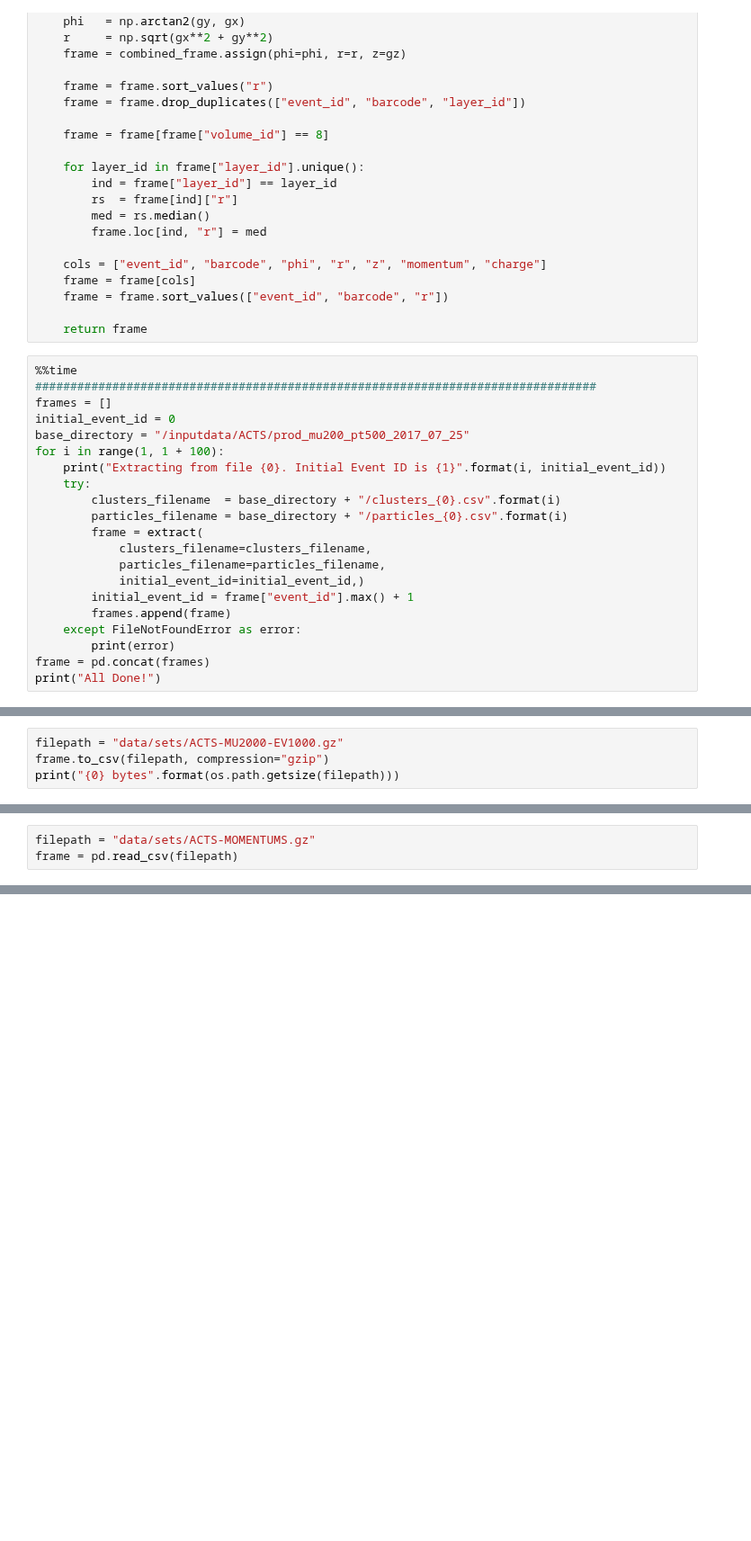
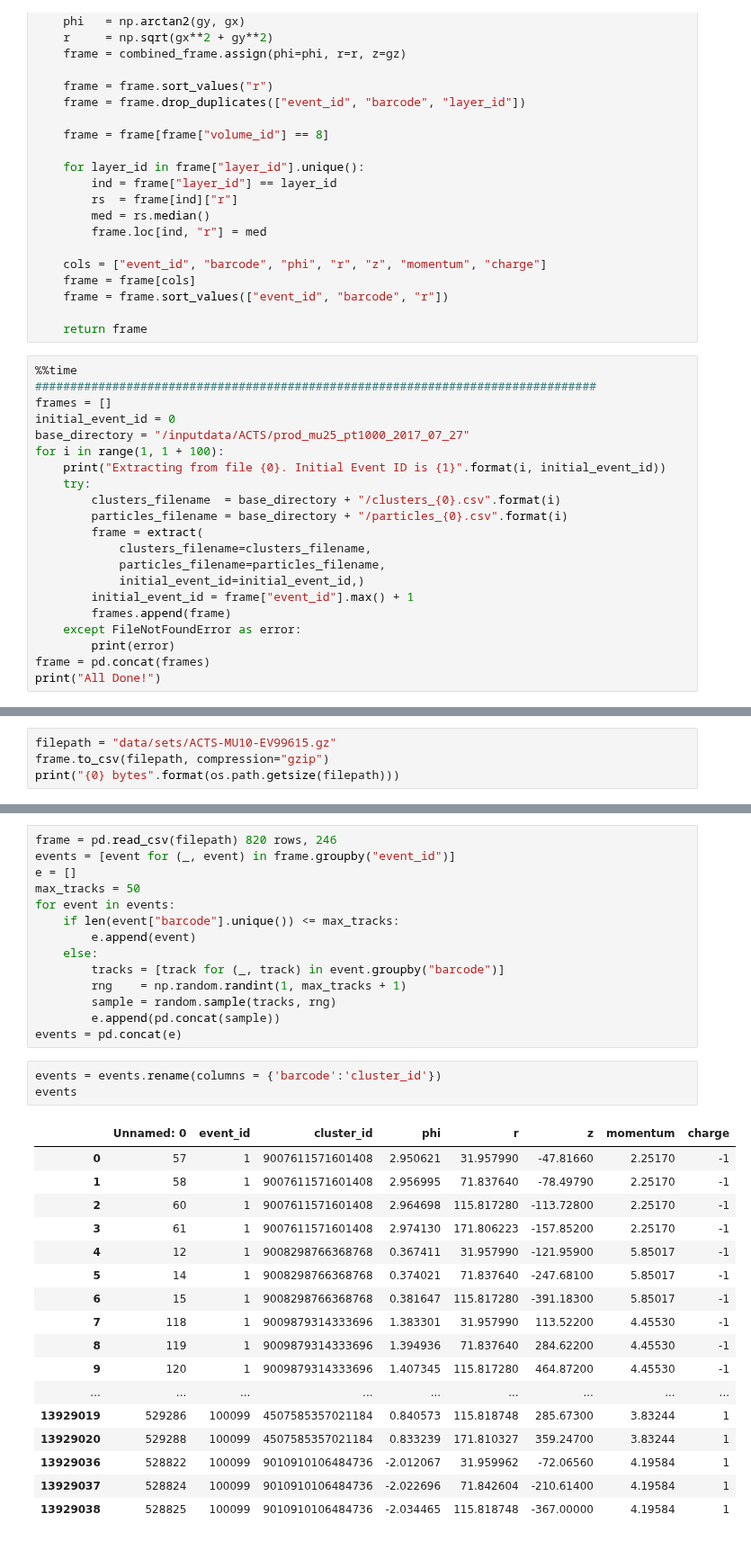
Before and after one commit to DZurawski/Fermi-Internship-2017, a Jupyter notebook: Track/EXTRACTING-FROM-ACTS.ipynb, the cells around one changed output, grey strips where cells are left out. Shown at 90% size. Saved outputs shown, nothing was run; the diff lists cells and outputs as text; blank space fills up the shorter version.

Commit message:
FINALLY done with momentums. Changes under ACTS-MU20000-1000E.ipynb

```diff
--- a/Track/EXTRACTING-FROM-ACTS.ipynb
+++ b/Track/EXTRACTING-FROM-ACTS.ipynb
@@ -224,7 +224,7 @@ def extract(
 ################################################################################
 frames = []
 initial_event_id = 0
-base_directory = "/inputdata/ACTS/prod_mu200_pt500_2017_07_25"
+base_directory = "/inputdata/ACTS/prod_mu25_pt1000_2017_07_27"
 for i in range(1, 1 + 100):
     print("Extracting from file {0}. Initial Event ID is {1}".format(i, initial_event_id))
     try:
@@ -255,5 +273,5 @@ Max Number of Tracks: 3648
 # %%
-filepath = "data/sets/ACTS-MU2000-EV1000.gz"
+filepath = "data/sets/ACTS-MU10-EV99615.gz"
 frame.to_csv(filepath, compression="gzip")
 print("{0} bytes".format(os.path.getsize(filepath)))
 # %% [output]
@@ -261,3 +278,0 @@ print("{0} bytes".format(os.path.getsize(filepath)))
-# %%
-filepath = "data/sets/ACTS-MOMENTUMS.gz"
-frame = pd.read_csv(filepath)
@@ -269,0 +282,35 @@ print(max([len(e["barcode"].unique()) for e in events]))
+# %%
+frame = pd.read_csv(filepath) 820 rows, 246
+events = [event for (_, event) in frame.groupby("event_id")]
+e = []
+max_tracks = 50
+for event in events:
+    if len(event["barcode"].unique()) <= max_tracks:
+        e.append(event)
+    else:
+        tracks = [track for (_, track) in event.groupby("barcode")]
+        rng    = np.random.randint(1, max_tracks + 1)
+        sample = random.sample(tracks, rng)
+        e.append(pd.concat(sample))
+events = pd.concat(e)
+# %%
+events = events.rename(columns = {'barcode':'cluster_id'})
+events
+# %% [output]
+|  | Unnamed: 0 | event_id | cluster_id | phi | r | z | momentum | charge |
+| 0 | 57 | 1 | 9007611571601408 | 2.950621 | 31.957990 | -47.81660 | 2.25170 | -1 |
+| 1 | 58 | 1 | 9007611571601408 | 2.956995 | 71.837640 | -78.49790 | 2.25170 | -1 |
+| 2 | 60 | 1 | 9007611571601408 | 2.964698 | 115.817280 | -113.72800 | 2.25170 | -1 |
+| 3 | 61 | 1 | 9007611571601408 | 2.974130 | 171.806223 | -157.85200 | 2.25170 | -1 |
+| 4 | 12 | 1 | 9008298766368768 | 0.367411 | 31.957990 | -121.95900 | 5.85017 | -1 |
+| 5 | 14 | 1 | 9008298766368768 | 0.374021 | 71.837640 | -247.68100 | 5.85017 | -1 |
+| 6 | 15 | 1 | 9008298766368768 | 0.381647 | 115.817280 | -391.18300 | 5.85017 | -1 |
+| 7 | 118 | 1 | 9009879314333696 | 1.383301 | 31.957990 | 113.52200 | 4.45530 | -1 |
+| 8 | 119 | 1 | 9009879314333696 | 1.394936 | 71.837640 | 284.62200 | 4.45530 | -1 |
+| 9 | 120 | 1 | 9009879314333696 | 1.407345 | 115.817280 | 464.87200 | 4.45530 | -1 |
+| ... | ... | ... | ... | ... | ... | ... | ... | ... |
+| 13929019 | 529286 | 100099 | 4507585357021184 | 0.840573 | 115.818748 | 285.67300 | 3.83244 | 1 |
+| 13929020 | 529288 | 100099 | 4507585357021184 | 0.833239 | 171.810327 | 359.24700 | 3.83244 | 1 |
+| 13929036 | 528822 | 100099 | 9010910106484736 | -2.012067 | 31.959962 | -72.06560 | 4.19584 | 1 |
+| 13929037 | 528824 | 100099 | 9010910106484736 | -2.022696 | 71.842604 | -210.61400 | 4.19584 | 1 |
+| 13929038 | 528825 | 100099 | 9010910106484736 | -2.034465 | 115.818748 | -367.00000 | 4.19584 | 1 |
```
Also changed, not shown: parts of 11 cells of this notebook, 14 other files.
